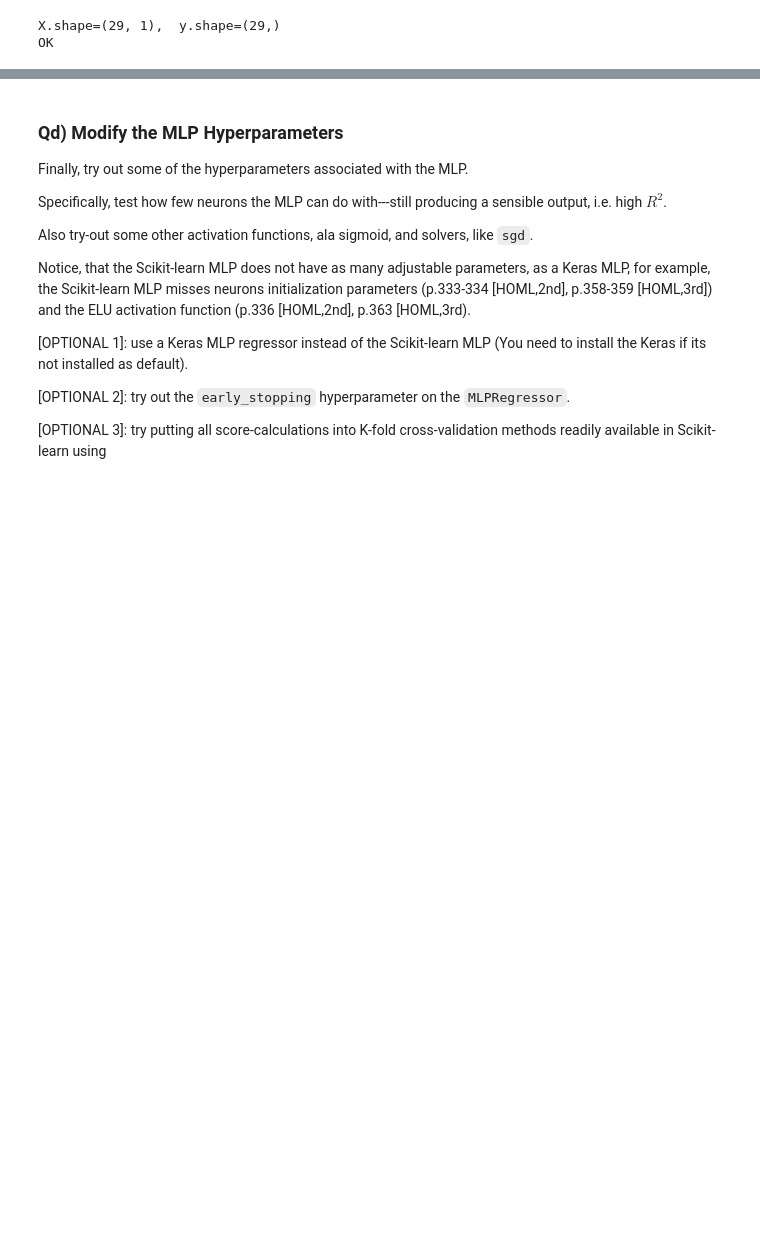
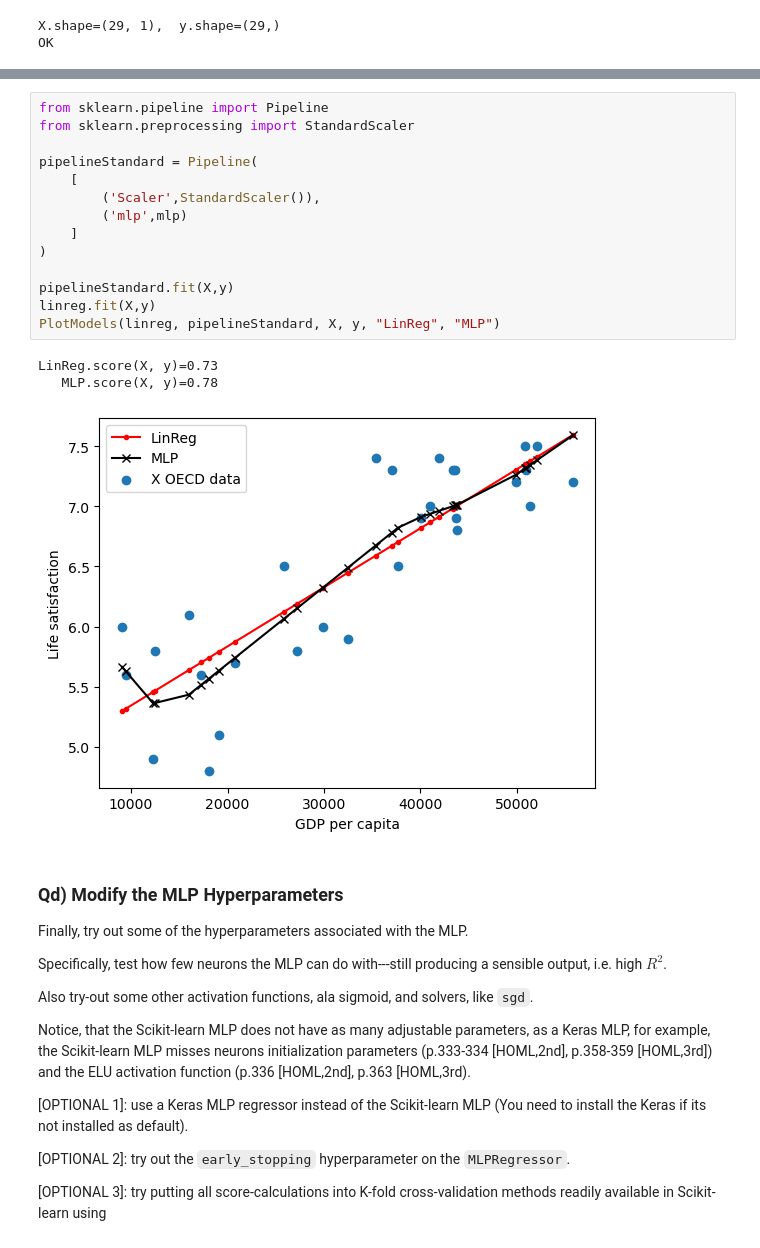
Before and after one commit to MartinStokholm/SWMAL, a Jupyter notebook: Handins/O2/LO4/pipelines.ipynb, the cells around one changed output, grey strips where cells are left out. Drawn from its saved outputs; the diff is of its cells as text; blank space fills up the shorter version.

```diff
--- a/Handins/O2/LO4/pipelines.ipynb
+++ b/Handins/O2/LO4/pipelines.ipynb
@@ -155,3 +154,21 @@ assert False, "TODO: investigate outlier problems and try a StandardScaler.."
+# %%
+from sklearn.pipeline import Pipeline
+from sklearn.preprocessing import StandardScaler
+
+pipelineStandard = Pipeline(
+    [
+        ('Scaler',StandardScaler()),
+        ('mlp',mlp)
+    ]
+)
+
+pipelineStandard.fit(X,y)
+linreg.fit(X,y)
+PlotModels(linreg, pipelineStandard, X, y, "LinReg", "MLP")
+# %% [output]
+LinReg.score(X, y)=0.73
+   MLP.score(X, y)=0.78
+[figure, added]
 # %% [markdown]
 ### Qd) Modify the MLP Hyperparameters
 
```
Also changed, not shown: parts of 19 cells of this notebook, 1 other file.
